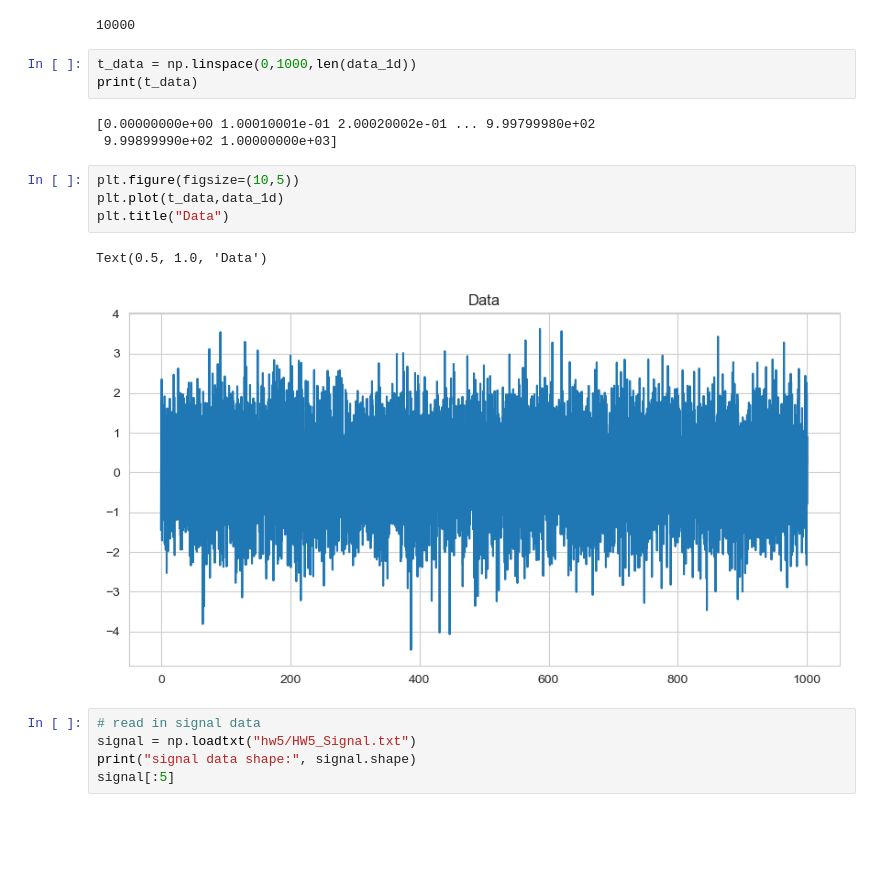
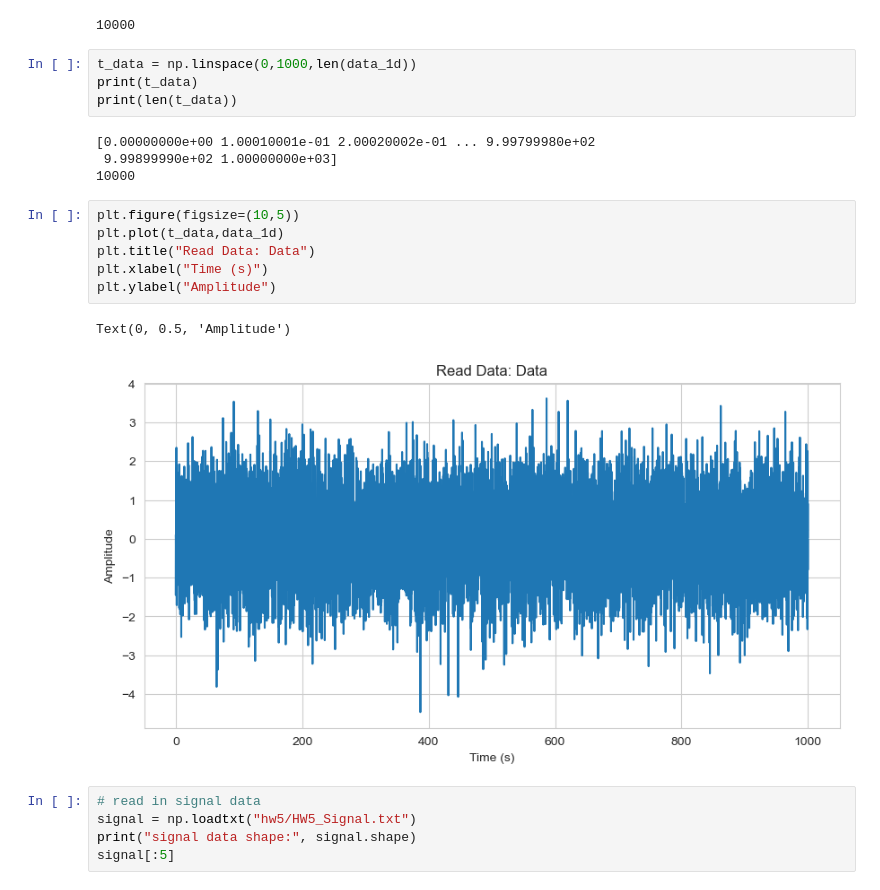
Before and after one commit to Rokkaan5/Code-Reference-Notebook, a Jupyter notebook: CU-Boulder/AstroPhys/HW/hw5/hw5.ipynb, the cells around one changed output. Cells and saved outputs as stored; diff of their text form; blank space fills up the shorter version.

```diff
--- a/CU-Boulder/AstroPhys/HW/hw5/hw5.ipynb
+++ b/CU-Boulder/AstroPhys/HW/hw5/hw5.ipynb
@@ -78,16 +79,20 @@ print(len(data_1d))
 # %%
 t_data = np.linspace(0,1000,len(data_1d))
 print(t_data)
+print(len(t_data))
 # %% [output]
 [0.00000000e+00 1.00010001e-01 2.00020002e-01 ... 9.99799980e+02
  9.99899990e+02 1.00000000e+03]
+10000
 # %%
 plt.figure(figsize=(10,5))
 plt.plot(t_data,data_1d)
-plt.title("Data")
+plt.title("Read Data: Data")
+plt.xlabel("Time (s)")
+plt.ylabel("Amplitude")
 # %% [output]
-Text(0.5, 1.0, 'Data')
+Text(0, 0.5, 'Amplitude')
-[figure, old version]
+[figure, new version]
 # %%
 # read in signal data
 signal = np.loadtxt("hw5/HW5_Signal.txt")
```
Also changed, not shown: parts of 13 cells of this notebook, 6 other files.
